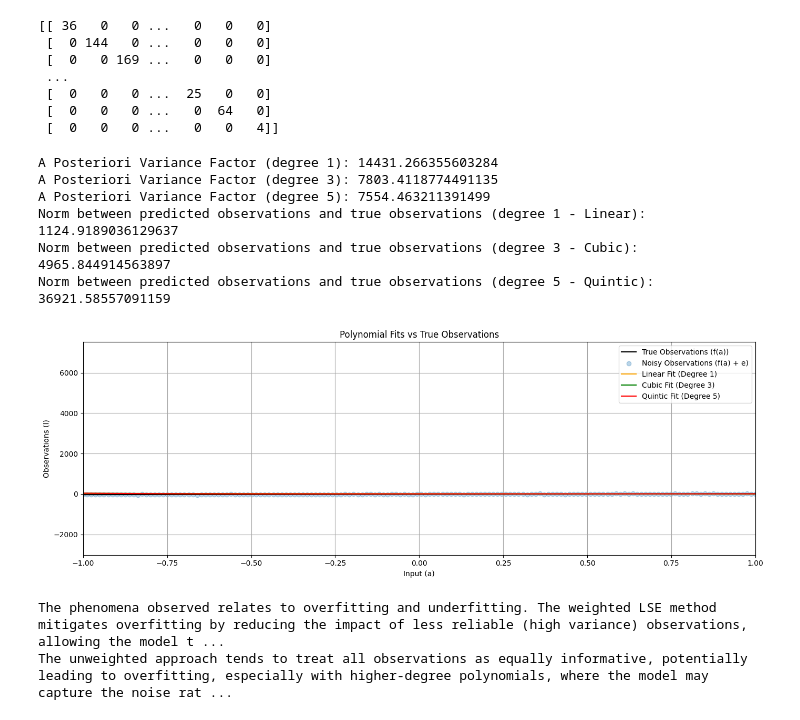
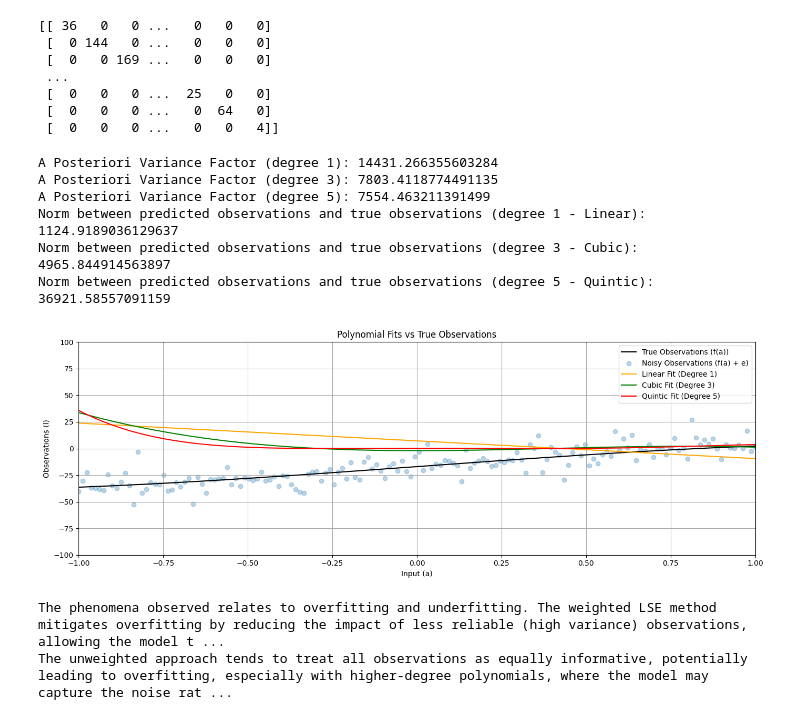
Before and after one commit to akosua-gyimah/engg680_2024_fall, a Jupyter notebook: Lab_Assignment2/Assignment2.ipynb, the cells around one changed output. Cells and saved outputs as stored; diff of their text form; code cells hidden in the pictures.

```diff
--- a/Lab_Assignment2/Assignment2.ipynb
+++ b/Lab_Assignment2/Assignment2.ipynb
@@ -371,36 +373,37 @@ ax.plot(a, quintic_uw, color='red', label='Quintic Fit (Degree 5)')
 
 # Setting up the plot
 ax.set_xlim(-1, 1)
+ax.set_ylim(-100, 100)
 ax.set_xlabel('Input (a)')
 ax.set_ylabel('Observations (l)')
 ax.set_title('Polynomial Fits vs True Observations')
 ax.legend()
 ax.grid(True, which='both', ls='-', color='0.65')
 
 # Final adjustments
 fig.tight_layout()
 
 # Step 9: Print the a posteriori variance factor for each polynomial function
 for deg in deg_list:
     print(f"A Posteriori Variance Factor (degree {deg}): {results[deg]['apv']}")
 
 # Step 10: Compute and print the norm between the predicted observations and true observations
 norm_linear = np.linalg.norm(line_uw - l_true)
 norm_cubic = np.linalg.norm(cubic_uw - l_true)
 norm_quintic = np.linalg.norm(quintic_uw - l_true)
 
 # Print the results
 print(f"Norm between predicted observations and true observations (degree 1 - Linear): {norm_linear}")
 print(f"Norm between predicted observations and true observations (degree 3 - Cubic): {norm_cubic}")
 print(f"Norm between predicted observations and true observations (degree 5 - Quintic): {norm_quintic}")
 # %% [output]
 A Posteriori Variance Factor (degree 1): 14431.266355603284
 A Posteriori Variance Factor (degree 3): 7803.4118774491135
 A Posteriori Variance Factor (degree 5): 7554.463211391499
 Norm between predicted observations and true observations (degree 1 - Linear): 1124.9189036129637
 Norm between predicted observations and true observations (degree 3 - Cubic): 4965.844914563897
 Norm between predicted observations and true observations (degree 5 - Quintic): 36921.58557091159
-[figure, old version]
+[figure, new version]
 # %%
 # step 14
 # step 14
```
Also changed, not shown: parts of 2 cells of this notebook.
